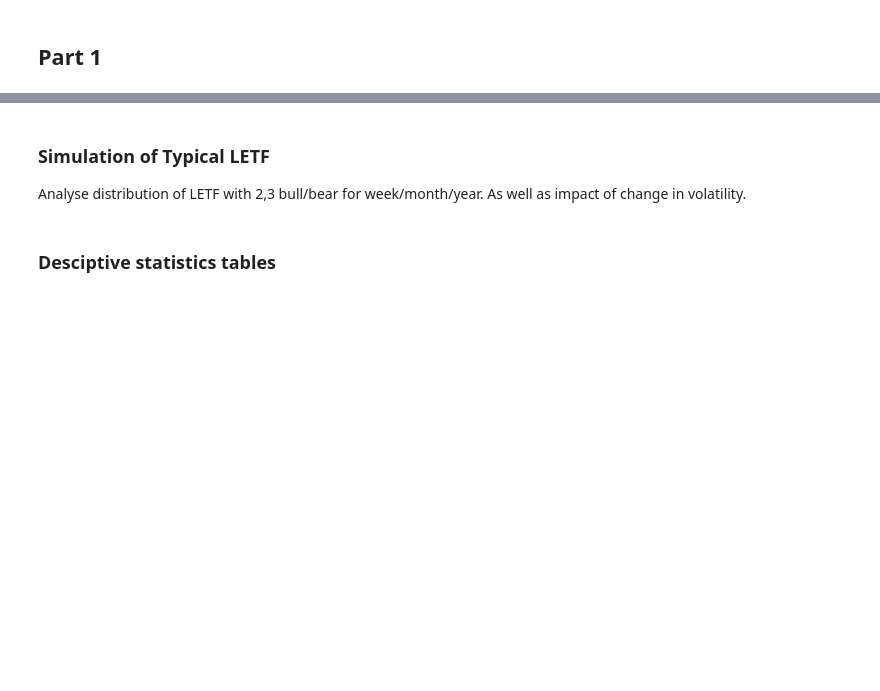
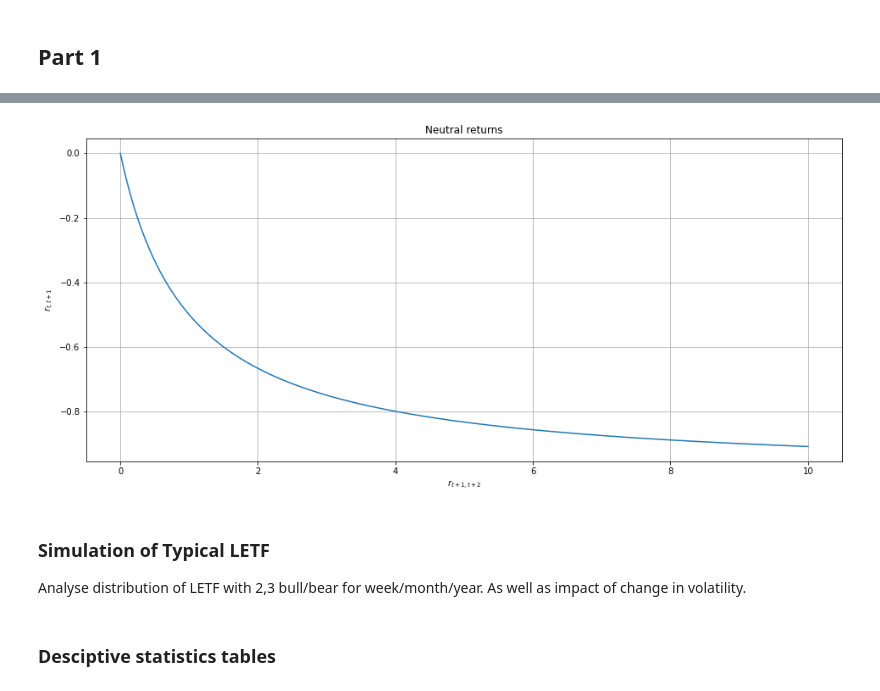
Before and after one commit to Bagirov-lab/AMP, a Jupyter notebook: AMP.ipynb, the cells around one changed output, grey strips where cells are left out. Saved outputs shown, nothing was run; the diff lists cells and outputs as text; code cells hidden in the pictures; blank space fills up the shorter version.

```diff
--- a/AMP.ipynb
+++ b/AMP.ipynb
@@ -265,3 +277,23 @@ def Compute_LETF_Returns(Data,Leverage, Fee=0.01, Cumulative=True):
+# %%
+def netralise_return(iReturn):
+    return 1/(1+iReturn)-1
+
+df_neutral = pd.Series()
+
+for iReturn in range(0,1001):
+    df_neutral.loc[iReturn/100] = netralise_return(iReturn/100)
+
+fig, ax = plt.subplots(figsize=(16,7))
+
+ax = df_neutral.plot()
+ax.set_xlabel(r'$r_{t+1,t+2}$')
+ax.set_ylabel(r'$r_{t,t+1}$')
+ax.set_title('Neutral returns')
+ax.grid(True)
+fig.savefig("Graphs/{0}.png".format('Neutral returns'))
+plt.show()
+# %% [output]
+[figure, added]
 # %%
 Part_1 = {} # Dictionary to store computed returns
 # %% [markdown]
```
Also changed, not shown: parts of 15 cells of this notebook, 5 other files.
